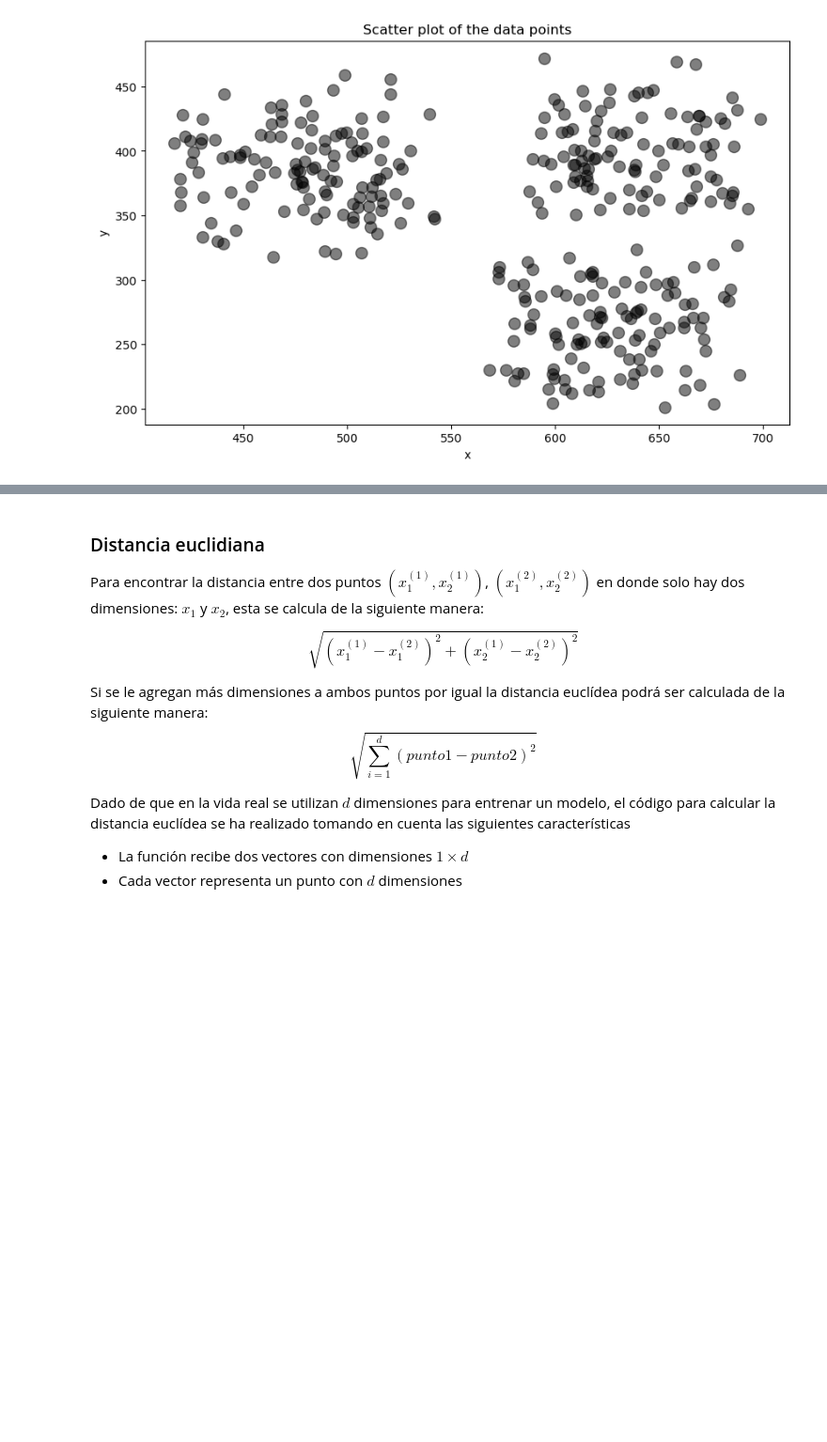
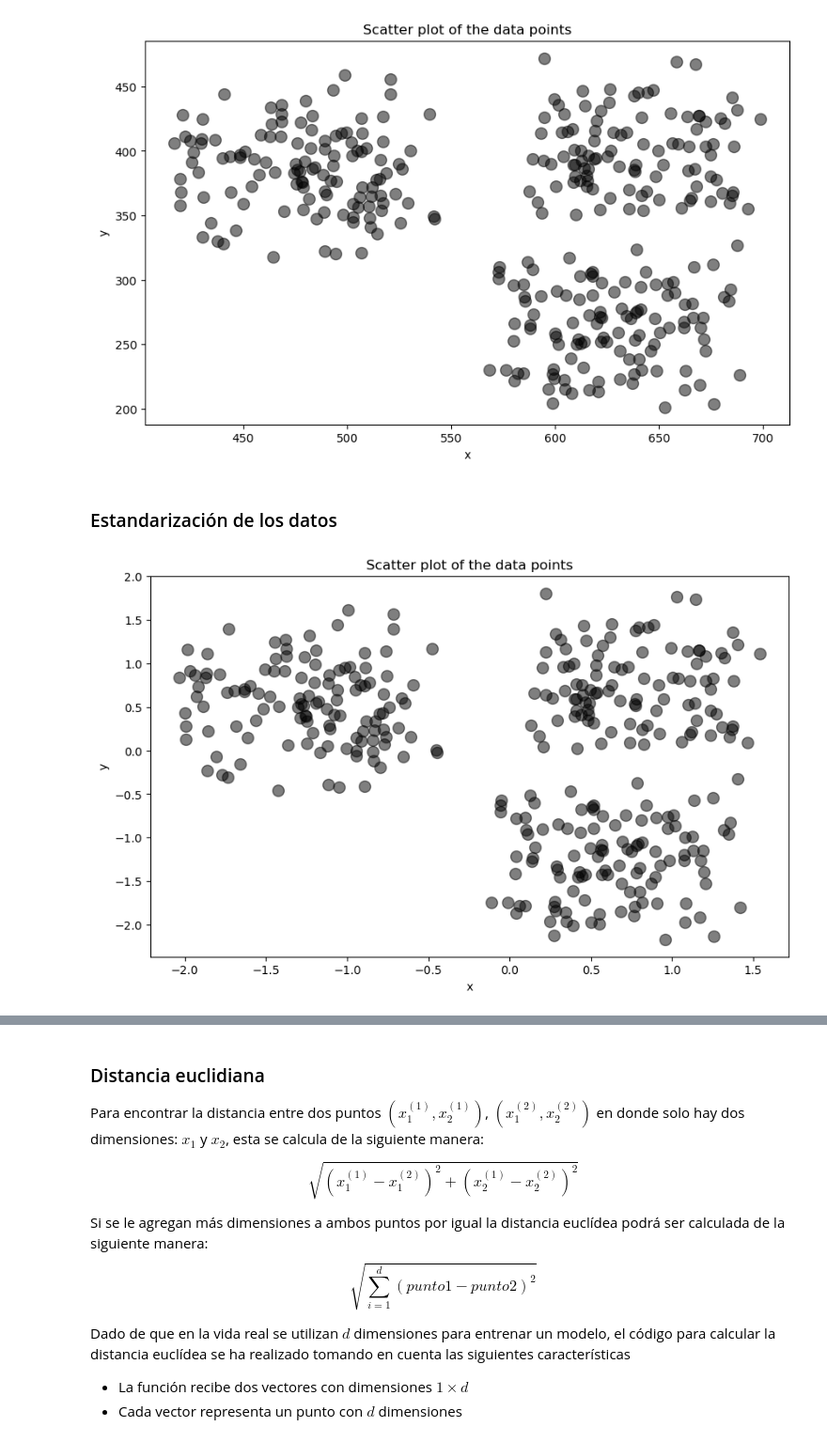
Before and after one commit to MonicaCabanas23/artificial-intelligence-course, a Jupyter notebook: Tareas/k-means-homework/Clustering_Homework.ipynb, the cells around one changed output, grey strips where cells are left out. Shown at 94% size. Cells and saved outputs as stored; diff of their text form; code cells hidden in the pictures; blank space fills up the shorter version.

```diff
--- a/Tareas/k-means-homework/Clustering_Homework.ipynb
+++ b/Tareas/k-means-homework/Clustering_Homework.ipynb
@@ -46,16 +47,25 @@ data.head(5)
 ### Visualización de datos
 # %%
 # Function to plot the data points of two features
-def plot_data(feature1, feature2):
+def plot_data(data):
     plt.figure(figsize=(10, 6))
-    plt.scatter(data[feature1], data[feature2], s=100, c='black', alpha=0.5)
+    plt.scatter(data[data.columns[0]], data[data.columns[1]], s=100, c='black', alpha=0.5)
     plt.title('Scatter plot of the data points')
-    plt.xlabel(feature1)
-    plt.ylabel(feature2)
+    plt.xlabel(data.columns[0])
+    plt.ylabel(data.columns[1])
     plt.show()
 
 # Ploting the data points of two features
-plot_data(data.columns[0], data.columns[1])
+plot_data(data)
 # %% [output]
 [figure]
+# %% [markdown]
+### Estandarización de los datos
+# %%
+X = np.array(data)
+standarized_data = StandardScaler().fit_transform(X=X)
+standarized_df = pd.DataFrame(standarized_data, columns=data.columns)
+plot_data(standarized_df)
+# %% [output]
+[figure, added]
 # %% [markdown]
```
Also changed, not shown: parts of 11 cells of this notebook.
